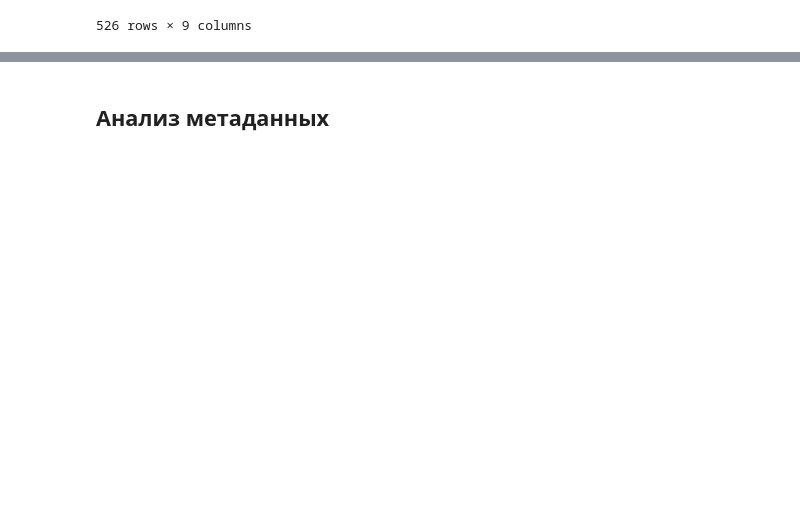
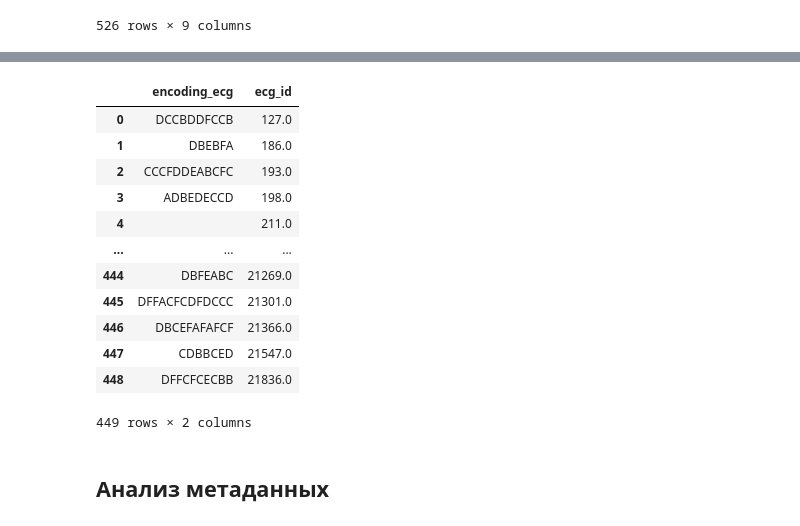
Before and after one commit to vikt-l/ECGMultilableClassification, a Jupyter notebook: main.ipynb, the cells around one changed output, grey strips where cells are left out. Drawn from its saved outputs; the diff is of its cells as text; code cells hidden in the pictures; blank space fills up the shorter version.

```diff
--- a/main.ipynb
+++ b/main.ipynb
@@ -985,0 +930,47 @@ print((f1_score(myocard_val['норма'], cat_n_gramms_lower.predict(df_healthy
+# %%
+ECG_data_test = ECG_data_test.merge(df_test, on='ecg_id', how='left')
+# %%
+df_test = ECG_data_test.iloc[:, -5:]
+ECG_data_test = ECG_data_test.iloc[:, :-5]
+# %%
+ECG_data_test_array = np.array(ECG_data_test)
+R_Peaks_test = []
+ecg_ids_test = []
+encoding_ecgs_test = []
+# %%
+for ecgsignal in ECG_data_test_array: # кодирование таблицы  с графиками
+    ecg_id = ecgsignal[0]
+    ecgsignal = ecgsignal[1:]
+
+    _, results = neurokit2.ecg_peaks(ecgsignal, sampling_rate=100)
+    rpeaks = results["ECG_R_Peaks"]
+    rpeaks = sleepecg.detect_heartbeats(ecgsignal, fs=100)
+    rpeaks = wfdb.processing.xqrs_detect(ecgsignal, fs=100, verbose=False)
+
+    rpeaks = find_peaks(ecgsignal, 'up') # получение R-пиков
+    R_Peaks_test.append(rpeaks)
+
+    ecgsignal_split = get_cycle(ecgsignal, rpeaks) # получение циклов экг
+    encoding_ecg = encoding(ecgsignal_split)  # кодирование циклов
+
+    ecg_ids_test.append(ecg_id)
+    encoding_ecgs_test.append(encoding_ecg)
+# %%
+encoding_ecg_test = pd.DataFrame(columns=['encoding_ecg', 'ecg_id'])
+encoding_ecg_test.encoding_ecg = encoding_ecgs_test
+encoding_ecg_test.ecg_id = ecg_ids_test
+encoding_ecg_test
+# %% [output]
+|  | encoding_ecg | ecg_id |
+| 0 | DCCBDDFCCB | 127.0 |
+| 1 | DBEBFA | 186.0 |
+| 2 | CCCFDDEABCFC | 193.0 |
+| 3 | ADBEDECCD | 198.0 |
+| 4 |  | 211.0 |
+| ... | ... | ... |
+| 444 | DBFEABC | 21269.0 |
+| 445 | DFFACFCDFDCCC | 21301.0 |
+| 446 | DBCEFAFAFCF | 21366.0 |
+| 447 | CDBBCED | 21547.0 |
+| 448 | DFFCFCECBB | 21836.0 |
+449 rows × 2 columns
```
Also changed, not shown: parts of 90 cells of this notebook.
